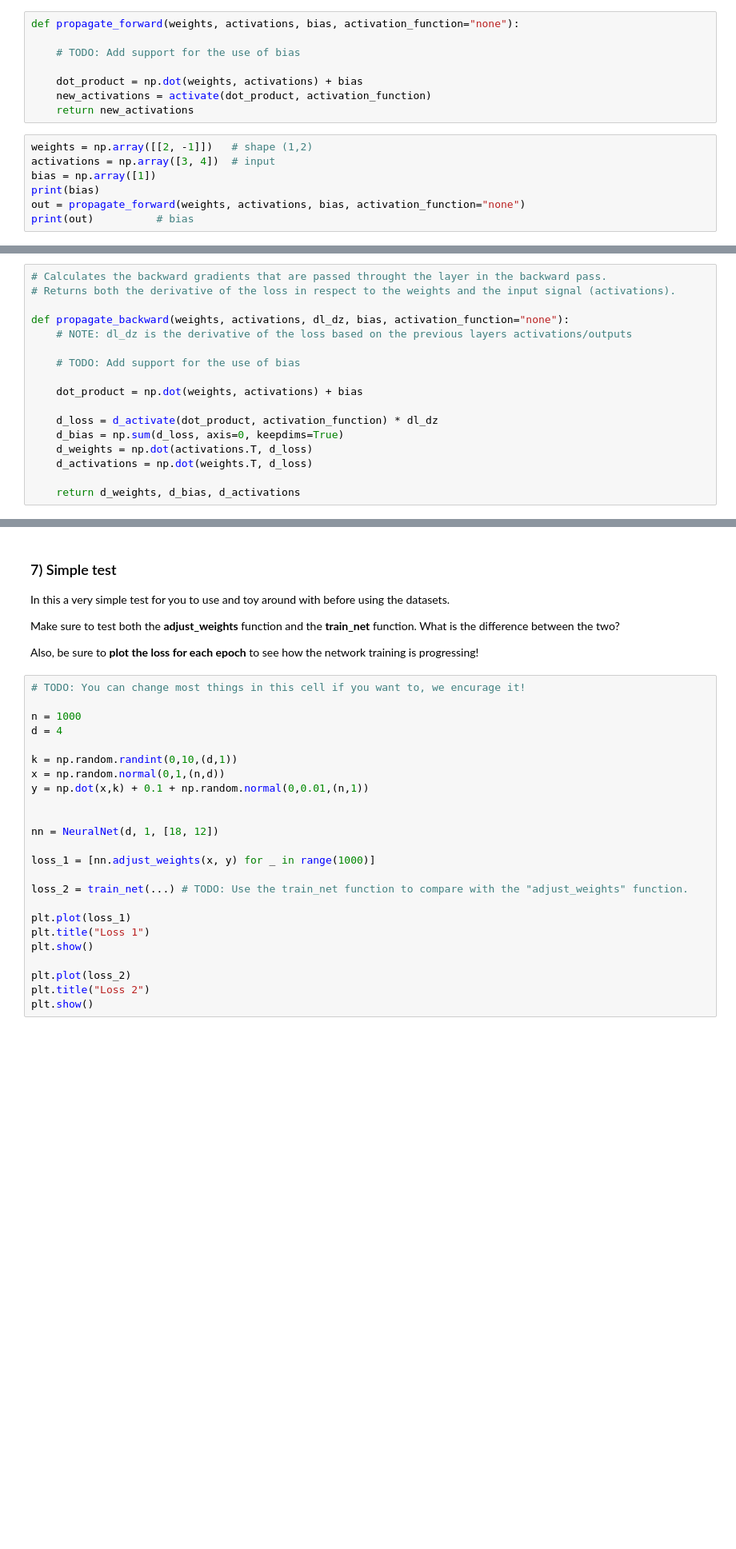
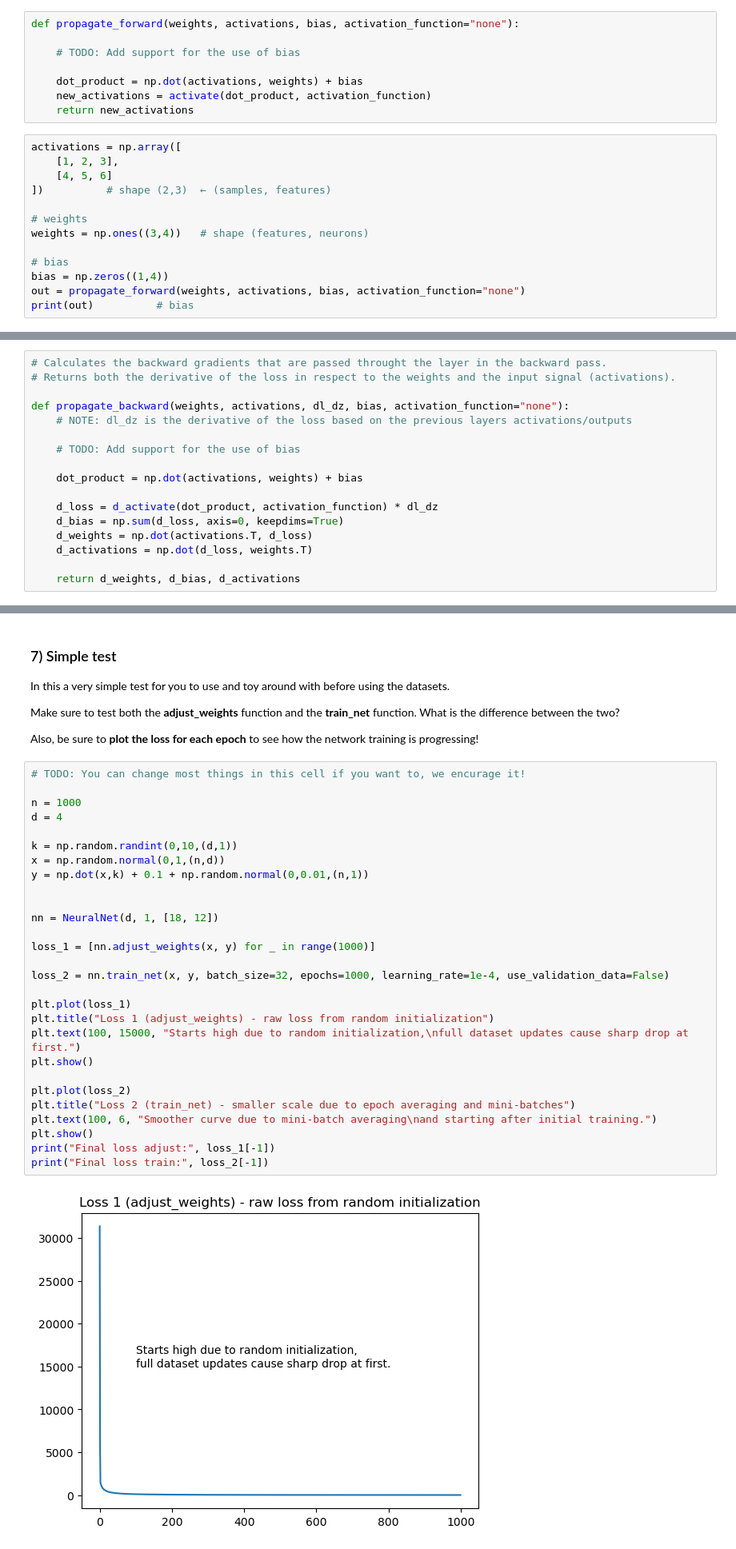
Before and after one commit to EdiOne07/Neural_Network, a Jupyter notebook: ML-Assignment 3/ML-Assignment 3 - Student names.ipynb, the cells around one changed output, grey strips where cells are left out. Shown at 80% size. Drawn from its saved outputs; the diff is of its cells as text; blank space fills up the shorter version.

```diff
--- a/ML-Assignment 3/ML-Assignment 3 - Student names.ipynb
+++ b/ML-Assignment 3/ML-Assignment 3 - Student names.ipynb
@@ -130,14 +130,20 @@ def propagate_forward(weights, activations, bias, activation_function="none"):
 
     # TODO: Add support for the use of bias
 
-    dot_product = np.dot(weights, activations) + bias
+    dot_product = np.dot(activations, weights) + bias
     new_activations = activate(dot_product, activation_function)
     return new_activations
 # %%
-weights = np.array([[2, -1]])   # shape (1,2)
-activations = np.array([3, 4])  # input
-bias = np.array([1])
-print(bias)
+activations = np.array([
+    [1, 2, 3],
+    [4, 5, 6]
+])          # shape (2,3)  ← (samples, features)
+
+# weights
+weights = np.ones((3,4))   # shape (features, neurons)
+
+# bias
+bias = np.zeros((1,4))
 out = propagate_forward(weights, activations, bias, activation_function="none")
 print(out)          # bias
 # %% [output]
@@ -156,12 +162,12 @@ def propagate_backward(weights, activations, dl_dz, bias, activation_function="n
 
     # TODO: Add support for the use of bias
 
-    dot_product = np.dot(weights, activations) + bias
+    dot_product = np.dot(activations, weights) + bias
 
     d_loss = d_activate(dot_product, activation_function) * dl_dz
     d_bias = np.sum(d_loss, axis=0, keepdims=True)
     d_weights = np.dot(activations.T, d_loss)
-    d_activations = np.dot(weights.T, d_loss)
+    d_activations = np.dot(d_loss, weights.T)
 
     return d_weights, d_bias, d_activations
 # %%
@@ -278,25 +346,30 @@ Also, be sure to **plot the loss for each epoch** to see how the network trainin
 # %%
 # TODO: You can change most things in this cell if you want to, we encurage it!
 
 n = 1000
 d = 4
 
 k = np.random.randint(0,10,(d,1))
 x = np.random.normal(0,1,(n,d))
 y = np.dot(x,k) + 0.1 + np.random.normal(0,0.01,(n,1))
 
 
 nn = NeuralNet(d, 1, [18, 12])
 
 loss_1 = [nn.adjust_weights(x, y) for _ in range(1000)]
 
-loss_2 = train_net(...) # TODO: Use the train_net function to compare with the "adjust_weights" function.
+loss_2 = nn.train_net(x, y, batch_size=32, epochs=1000, learning_rate=1e-4, use_validation_data=False)
 
 plt.plot(loss_1)
-plt.title("Loss 1")
+plt.title("Loss 1 (adjust_weights) - raw loss from random initialization")
+plt.text(100, 15000, "Starts high due to random initialization,\nfull dataset updates cause sharp drop at first.")
 plt.show()
 
 plt.plot(loss_2)
-plt.title("Loss 2")
+plt.title("Loss 2 (train_net) - smaller scale due to epoch averaging and mini-batches")
+plt.text(100, 6, "Smoother curve due to mini-batch averaging\nand starting after initial training.")
 plt.show()
+print("Final loss adjust:", loss_1[-1])
+print("Final loss train:", loss_2[-1])
 # %% [output]
+[figure, added]
```
Also changed, not shown: parts of 5 cells of this notebook.
